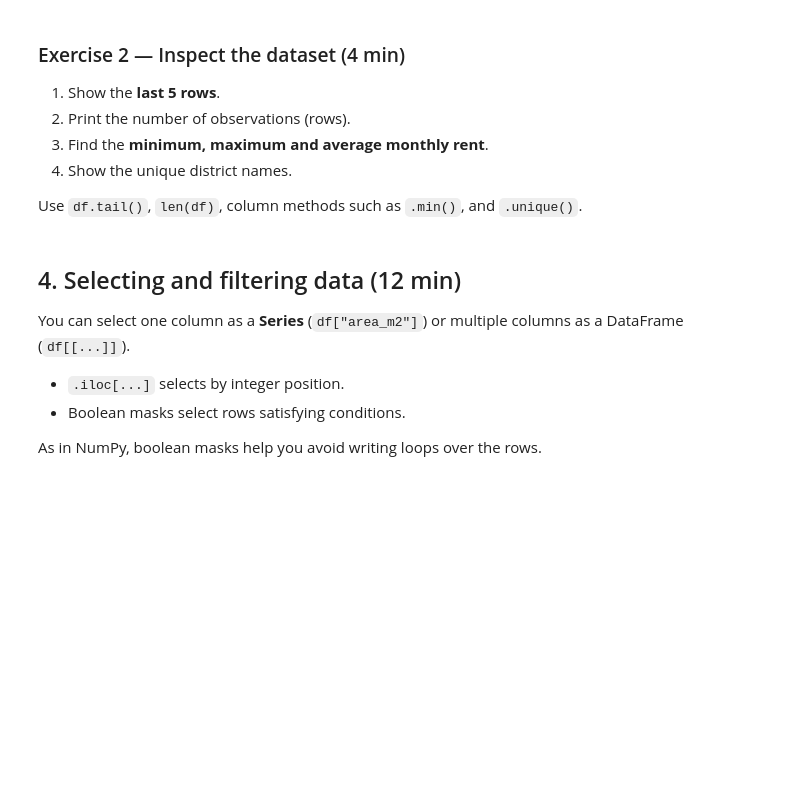
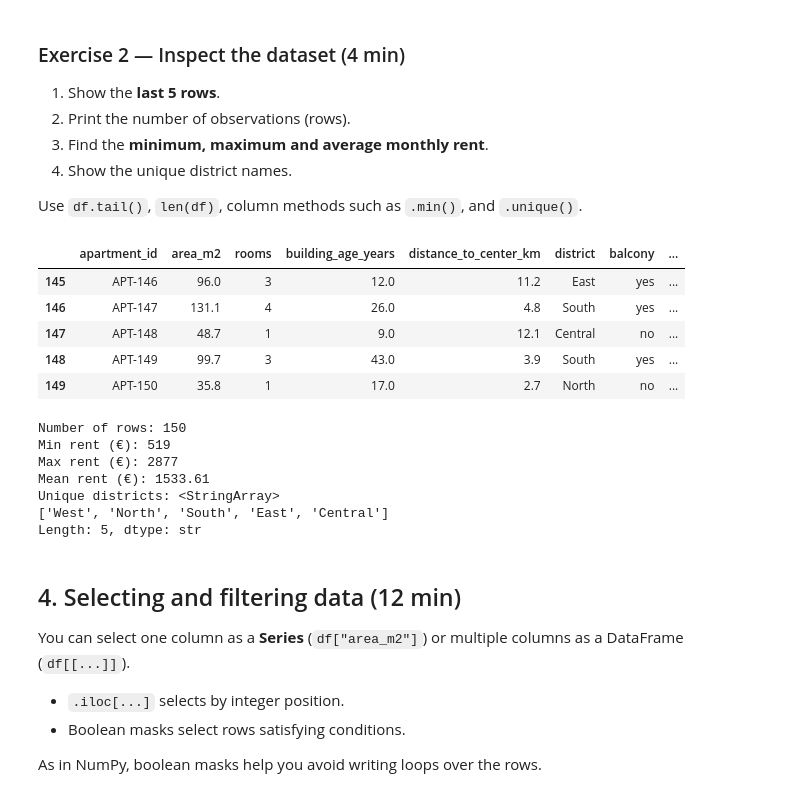
Before and after one commit to Adri2-2/AIWithPythonESIGELEC, a Jupyter notebook: lab01/02-numpy-pandas.ipynb, the cells around one changed output. Cells and saved outputs as stored; diff of their text form; code cells hidden in the pictures; blank space fills up the shorter version.

```diff
--- a/lab01/02-numpy-pandas.ipynb
+++ b/lab01/02-numpy-pandas.ipynb
@@ -121,9 +185,32 @@ display(df.describe())
 Use `df.tail()`, `len(df)`, column methods such as `.min()`, and `.unique()`.
 # %%
 # TODO: show the last five rows
+display(df.tail(5))
+
 # TODO: print the number of rows
+print("Number of rows:", len(df))  # Alternative : df.shape[0]
+
 # TODO: print min, max and mean rent
+print("Min rent (€):", df["monthly_rent_eur"].min())
+print("Max rent (€):", df["monthly_rent_eur"].max())
+print("Mean rent (€):", round(df["monthly_rent_eur"].mean(), 2))
+
 # TODO: print unique districts
+print("Unique districts:", df["district"].unique())
+# %% [output]
+|  | apartment_id | area_m2 | rooms | building_age_years | distance_to_center_km | district | balcony | ... |
+| 145 | APT-146 | 96.0 | 3 | 12.0 | 11.2 | East | yes | ... |
+| 146 | APT-147 | 131.1 | 4 | 26.0 | 4.8 | South | yes | ... |
+| 147 | APT-148 | 48.7 | 1 | 9.0 | 12.1 | Central | no | ... |
+| 148 | APT-149 | 99.7 | 3 | 43.0 | 3.9 | South | yes | ... |
+| 149 | APT-150 | 35.8 | 1 | 17.0 | 2.7 | North | no | ... |
+Number of rows: 150
+Min rent (€): 519
+Max rent (€): 2877
+Mean rent (€): 1533.61
+Unique districts: <StringArray>
+['West', 'North', 'South', 'East', 'Central']
+Length: 5, dtype: str
 # %% [markdown]
 ## 4. Selecting and filtering data (12 min)
 
```
Also changed, not shown: parts of 12 cells of this notebook.
